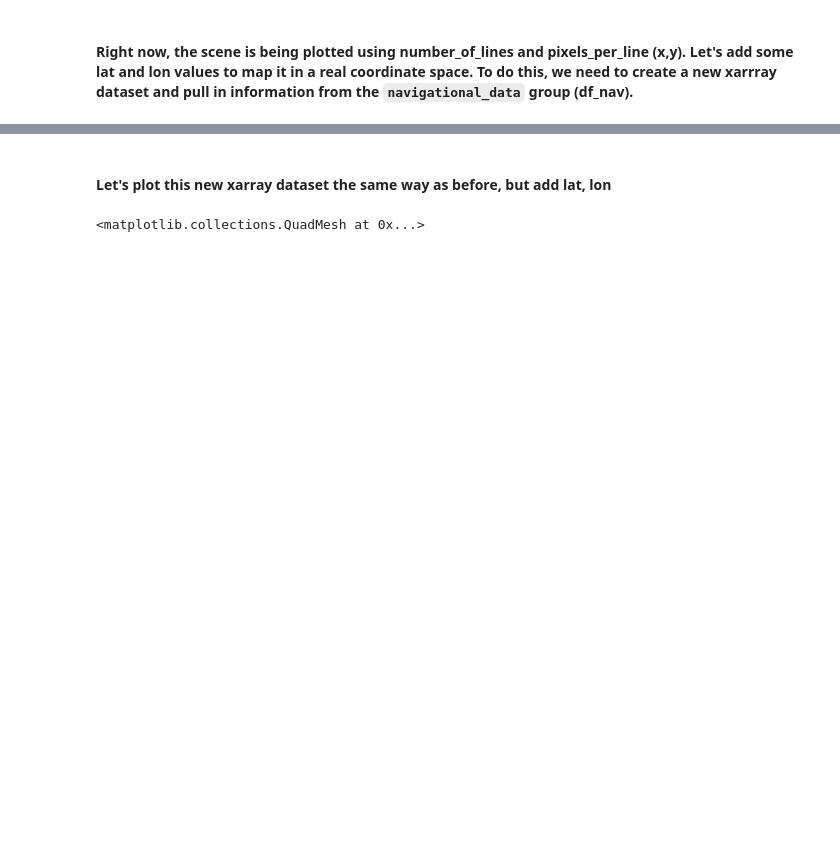
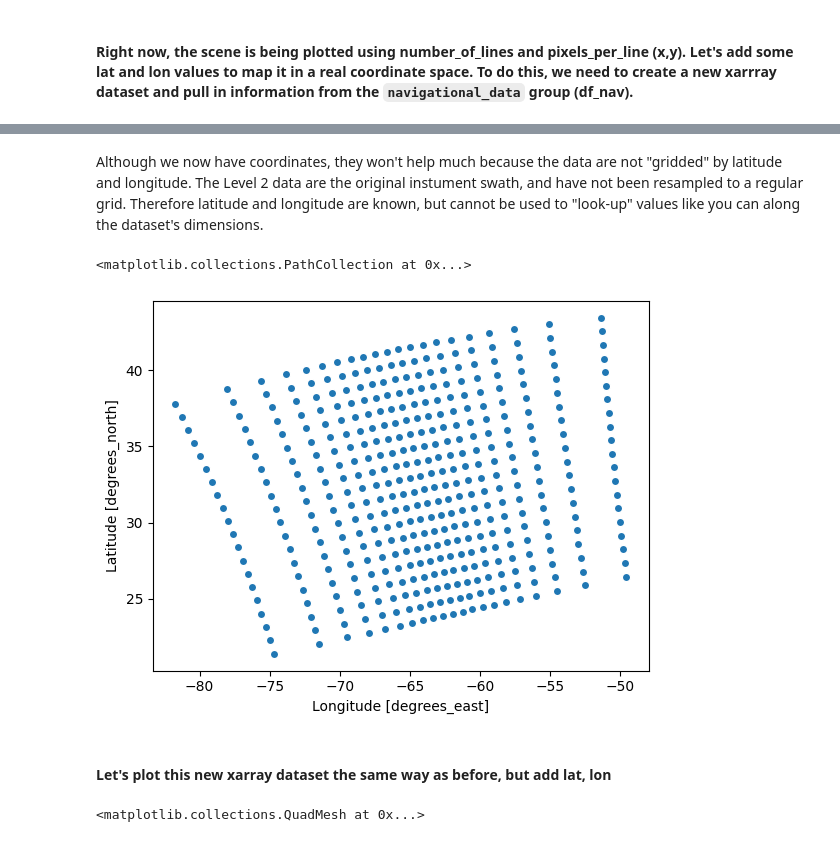
Before and after one commit to aewindle110/OCI_tutorials, a Jupyter notebook: Simulated_OCI_tutorial.ipynb, the cells around one changed output, grey strips where cells are left out. Drawn from its saved outputs; the diff is of its cells as text; code cells hidden in the pictures; blank space fills up the shorter version.

```diff
--- a/Simulated_OCI_tutorial.ipynb
+++ b/Simulated_OCI_tutorial.ipynb
@@ -65,0 +64,3 @@ Attributes:
+# %%
+df_geo = xr.open_dataset(datafile, group='geophysical_data')
+df_geo
@@ -130,3 +163,19 @@ Attributes:
+# %% [markdown]
+Although we now have coordinates, they won't help much because the data are not "gridded" by latitude and longitude.
+The Level 2 data are the original instument swath, and have not been resampled to a regular grid. Therefore latitude
+and longitude are known, but cannot be used to "look-up" values like you can along the dataset's dimensions.
+# %%
+(
+    rrs_xds
+    .sel({
+        "number_of_lines": slice(None, None, 1720//20),
+        "pixels_per_line": slice(None, None, 1272//20),
+    })
+    .plot.scatter(x="longitude", y="latitude")
+)
+# %% [output]
+<matplotlib.collections.PathCollection at 0x...>
+[figure, added]
 # %% [markdown]
 #### Let's plot this new xarray dataset the same way as before, but add lat, lon
 # %%
```
Also changed, not shown: parts of 39 cells of this notebook.
